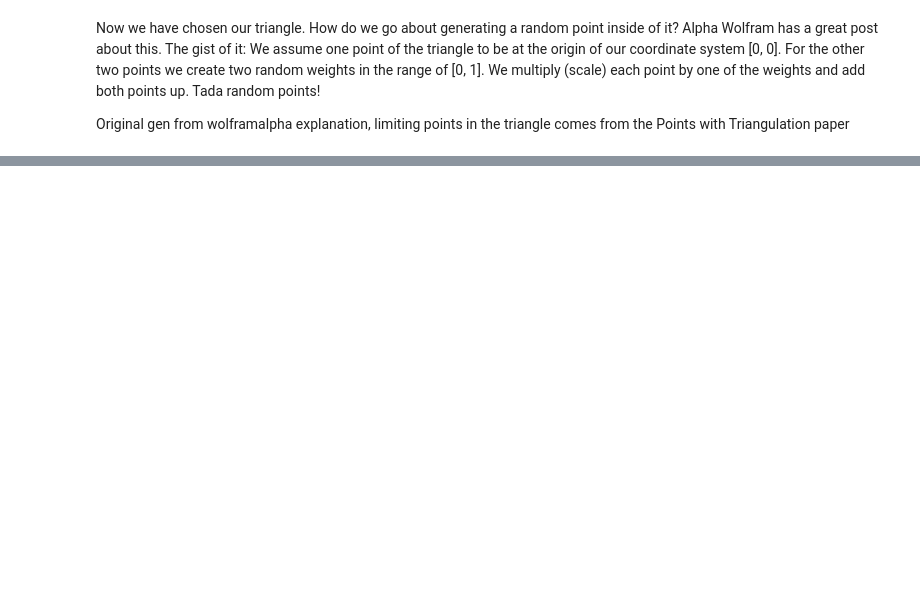
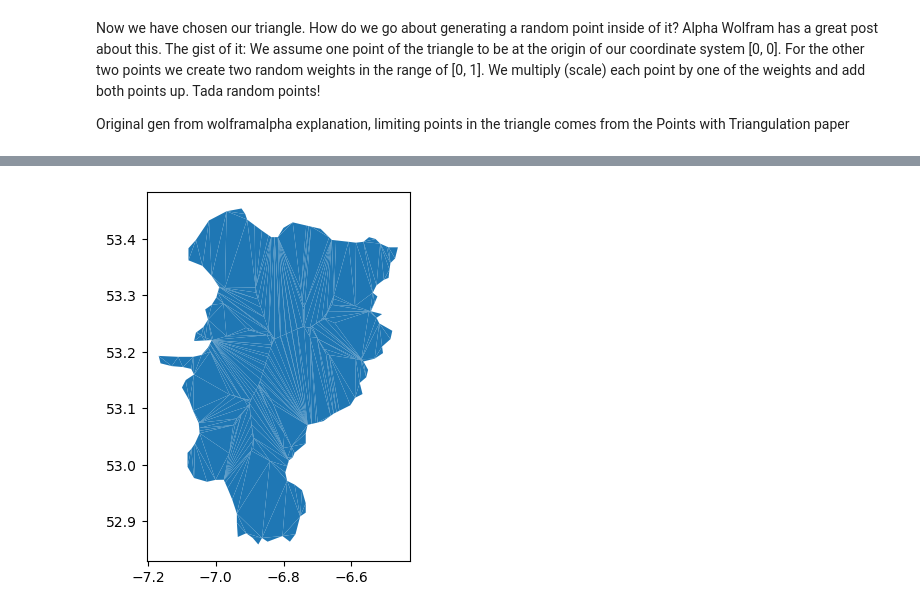
Before and after one commit to paddeaux/radian, a Jupyter notebook: triangulation.ipynb, the cells around one changed output, grey strips where cells are left out. Saved outputs shown, nothing was run; the diff lists cells and outputs as text; code cells hidden in the pictures; blank space fills up the shorter version.

```diff
--- a/triangulation.ipynb
+++ b/triangulation.ipynb
@@ -166,0 +118,86 @@ Time taken for generation:  12.72302508354187
+# %%
+def voronoi_gen(poly, vor_num):
+    poly = poly.to_crs(epsg=3857)
+    # Voronoi centroids are generated based on the specified generation type
+    vor_centroids = kmeans_centroids(poly, 500, vor_num, 0)
+
+    # Setting crs to meter based projection
+    gdf_proj = vor_centroids.set_crs(poly.crs)
+
+    # Convert the boundary geometry into a union of the polygon
+    boundary_shape = cascaded_union(poly.geometry)
+    coords = points_to_coords(gdf_proj.geometry)
+
+    # Calculating the voronoi regions
+    region_polys, region_pts = voronoi_regions_from_coords(coords, boundary_shape)
+
+    # Create GeoDataFrame of the Voronoi Polygons
+
+    df = pd.DataFrame(list(region_polys.items()), columns=['index','geometry'])
+    gdf_poly = gpd.GeoDataFrame(df, geometry='geometry')
+    gdf_poly.crs = poly.crs
+
+    return gdf_poly
+
+# This function takes in a Shapely Polygon, number of points, number of clusters, and a generation type, and returns
+# a GeoDataFrame of Points, representing centroids produced by a Kmeans clustering of uniformly random points generated
+# inside of the polygon. The centroids will either be generated using uniform generation, with points distributed
+# uniformly in the polygon, or with points concentrated towards the polygon centroid.
+
+def kmeans_centroids(poly, num_points, num_cluster):
+    # Points are generated randomly in the polygon
+
+    source = random_point_gen(poly['geometry'][0], num_points)
+
+    source = source.set_crs(epsg=3857)
+
+    # The geometries of the Shapely points are converted to a numpy array for use in the kmeans algorithm
+    feature_coords = np.array([[e.x, e.y] for e in source.geometry])
+
+    # A kmeans object is created using the specified number of clusters
+    kmeans = KMeans(num_cluster)
+    kmeans.fit(feature_coords)
+
+    # The cluster centres are stored as centroids, and this list is put into a GeoDataFrame and returned
+    centroids = kmeans.cluster_centers_
+    df = pd.DataFrame(centroids, columns=['x', 'y'])
+    gdf = gpd.GeoDataFrame(df, geometry=gpd.points_from_xy(df.x, df.y))
+    gdf.crs = source.crs
+    return gdf
+
+def to_triangles(polygon):
+    poly_points = []
+
+    gdf_poly_exterior = gpd.GeoDataFrame({'geometry': [polygon.buffer(-0.1).exterior]}).explode().reset_index()
+    for geom in gdf_poly_exterior.geometry:
+        poly_points += np.array(geom.coords).tolist()
+
+    try:
+        polygon.interiors[0]
+    except:
+        poly_points = poly_points
+    else:
+        gdf_poly_interior = gpd.GeoDataFrame({'geometry': [polygon.interiors]}).explode().reset_index()
+        for geom in gdf_poly_interior.geometry:
+          poly_points += np.array(geom.coords).tolist()
+
+    poly_points = np.array([item for sublist in poly_points for item in sublist]).reshape(-1,2)
+
+    poly_shapes, pts = voronoi_regions_from_coords(poly_points, polygon)
+    gdf_poly_voronoi = gpd.GeoDataFrame({'geometry': poly_shapes}).explode().reset_index()
+
+    tri_geom = []
+    for geom in gdf_poly_voronoi.geometry:
+        inside_triangles = [tri for tri in triangulate(geom) if tri.centroid.within(polygon)]
+        tri_geom += inside_triangles
+
+    gdf_poly_triangles = gpd.GeoDataFrame({'geometry': tri_geom}, crs=4326)
+
+    return gdf_poly_triangles
+
+poly_input = gpd.read_file("scenarios/kildare/kildare.geojson")['geometry'][0]
+
+poly_triangles = to_triangles(poly_input)
+
+poly_triangles.plot()
+# %% [output]
@@ -166,0 +205 @@ Time taken for generation:  12.72302508354187
+[figure, added]
```
Also changed, not shown: parts of 5 cells of this notebook, 7 other files.
